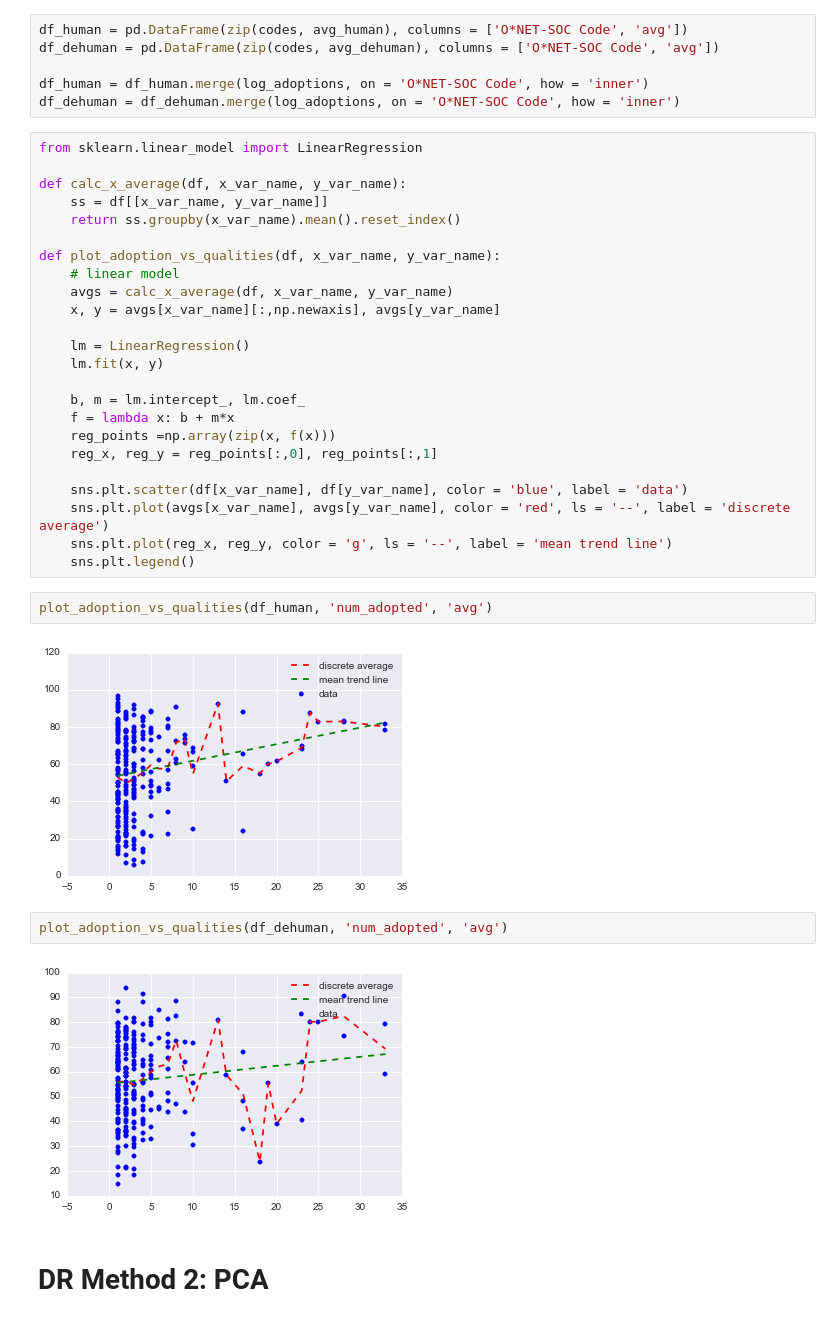
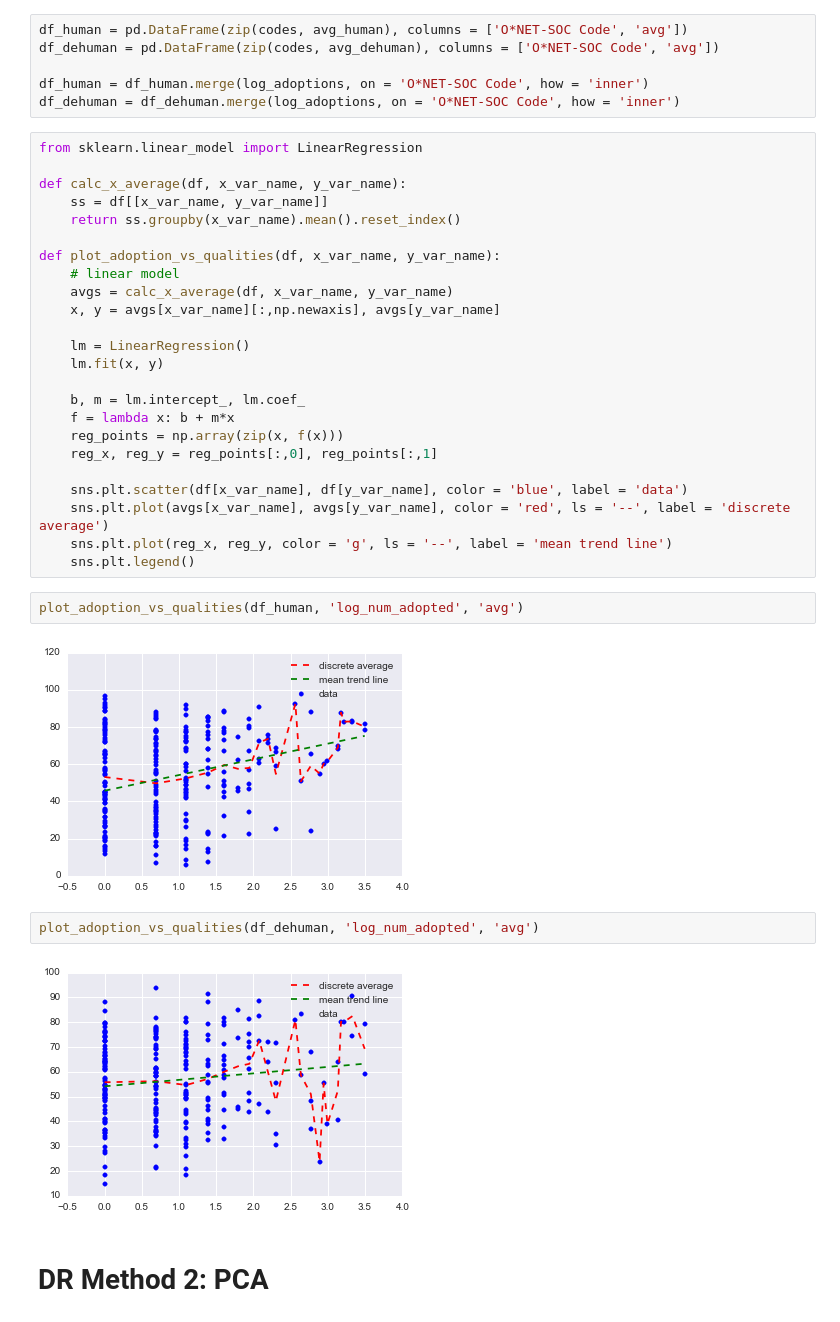
Before and after one commit to c0ns0le/future-employment, a Jupyter notebook: code/notebooks/february/February 4 – Technology Skills.ipynb, the cells around one changed output. Cells and saved outputs as stored; diff of their text form.

```diff
--- a/code/notebooks/february/February 4 – Technology Skills.ipynb
+++ b/code/notebooks/february/February 4 – Technology Skills.ipynb
@@ -445,7 +445,7 @@ def plot_adoption_vs_qualities(df, x_var_name, y_var_name):
 
     b, m = lm.intercept_, lm.coef_
     f = lambda x: b + m*x
-    reg_points =np.array(zip(x, f(x)))
+    reg_points = np.array(zip(x, f(x)))
     reg_x, reg_y = reg_points[:,0], reg_points[:,1]
 
     sns.plt.scatter(df[x_var_name], df[y_var_name], color = 'blue', label = 'data')
@@ -453,13 +453,13 @@ def plot_adoption_vs_qualities(df, x_var_name, y_var_name):
     sns.plt.plot(reg_x, reg_y, color = 'g', ls = '--', label = 'mean trend line')
     sns.plt.legend()
 # %%
-plot_adoption_vs_qualities(df_human, 'num_adopted', 'avg')
+plot_adoption_vs_qualities(df_human, 'log_num_adopted', 'avg')
 # %% [output]
-[figure, old version]
+[figure, new version]
 # %%
-plot_adoption_vs_qualities(df_dehuman, 'num_adopted', 'avg')
+plot_adoption_vs_qualities(df_dehuman, 'log_num_adopted', 'avg')
 # %% [output]
-[figure, old version]
+[figure, new version]
 # %% [markdown]
 # DR Method 2: PCA
 # %%
```
Also changed, not shown: parts of 3 cells of this notebook, 33 other files.
